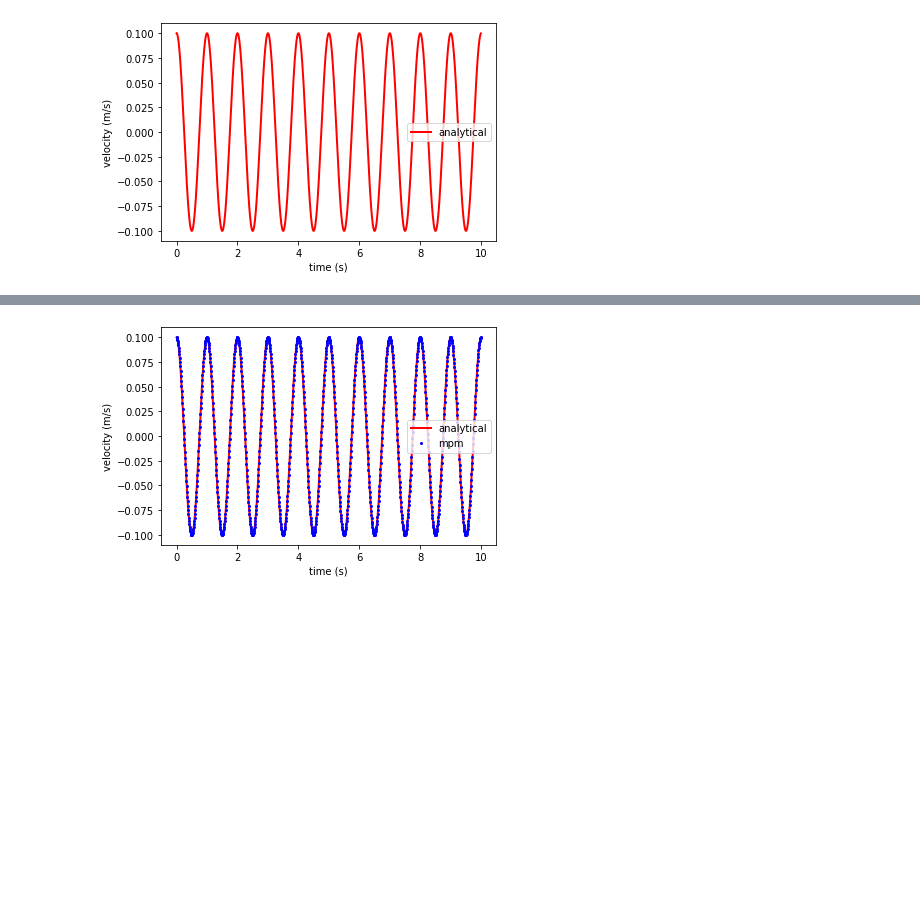
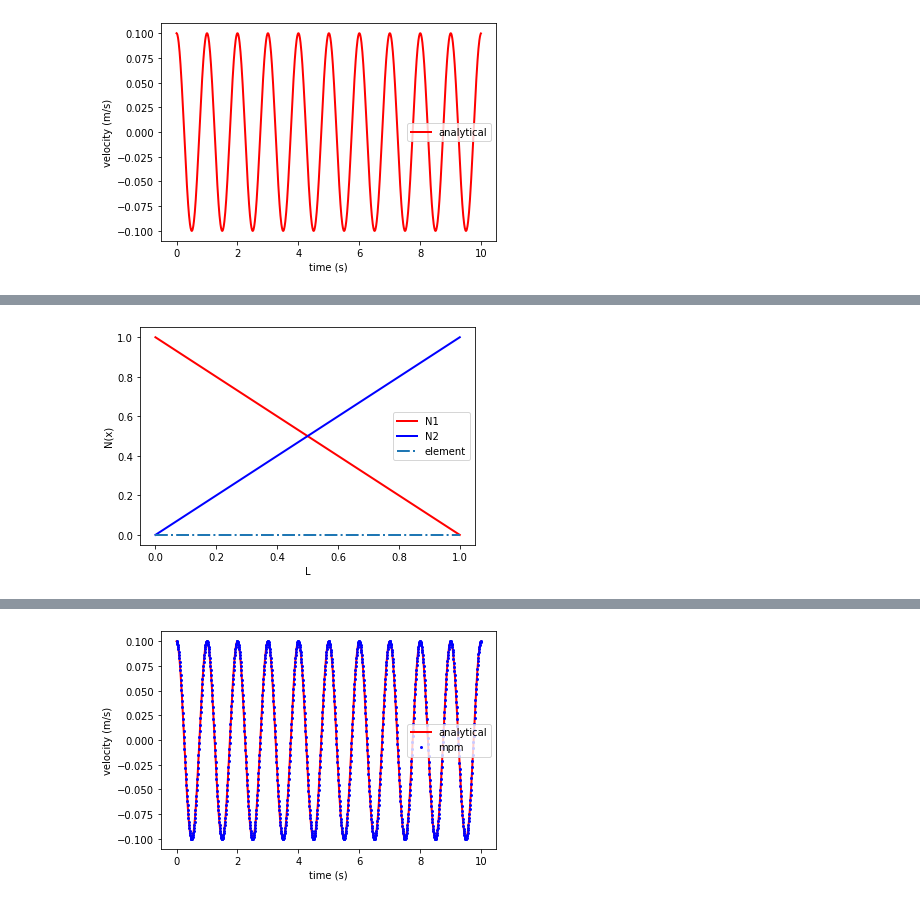
Before and after one commit to geoelements/LearnMPM, a Jupyter notebook: bar1d-vibration.ipynb, the cells around one changed output, grey strips where cells are left out. Drawn from its saved outputs; the diff is of its cells as text; code cells hidden in the pictures; blank space fills up the shorter version.

```diff
--- a/bar1d-vibration.ipynb
+++ b/bar1d-vibration.ipynb
@@ -52,0 +63,12 @@ plt.show()
+# %%
+import numpy as np
+# Computational grid
+L          = 1                       # domain size
+nodes      = np.array([0, L])        # nodal coordinates
+nnodes     = len(nodes)              # number of nodes
+nelements  = 1                       # number of elements
+nparticles = 1                       # number of particles
+el_length  = L / nelements           # element length
+
+print("Number of elements: {} nodal coordinates: {}, nnodes: {} nparticles: {}".
+        format(nelements, nodes, nnodes, nparticles))
@@ -52,0 +115,20 @@ plt.show()
+# %%
+import matplotlib.pyplot as plt
+
+nodes = np.array([0, L])
+xs = np.arange(0, L+0.1, 0.1)
+y = np.zeros_like(xs)
+
+# shape function
+n1 = [1 - abs(x - nodes[0])/L for x in xs]
+n2 = [1 - abs(x - nodes[1])/L for x in xs]
+
+plt.plot(xs, n1, 'r', linewidth=2, label='N1')
+plt.plot(xs, n2, 'b', linewidth=2, label='N2')
+plt.plot(xs, y, '-.', linewidth=2, label='element')
+plt.xlabel('L')
+plt.ylabel('N(x)')
+plt.legend()
+plt.show()
+# %% [output]
+[figure, added]
```
Also changed, not shown: parts of 25 cells of this notebook, 2 other files.
